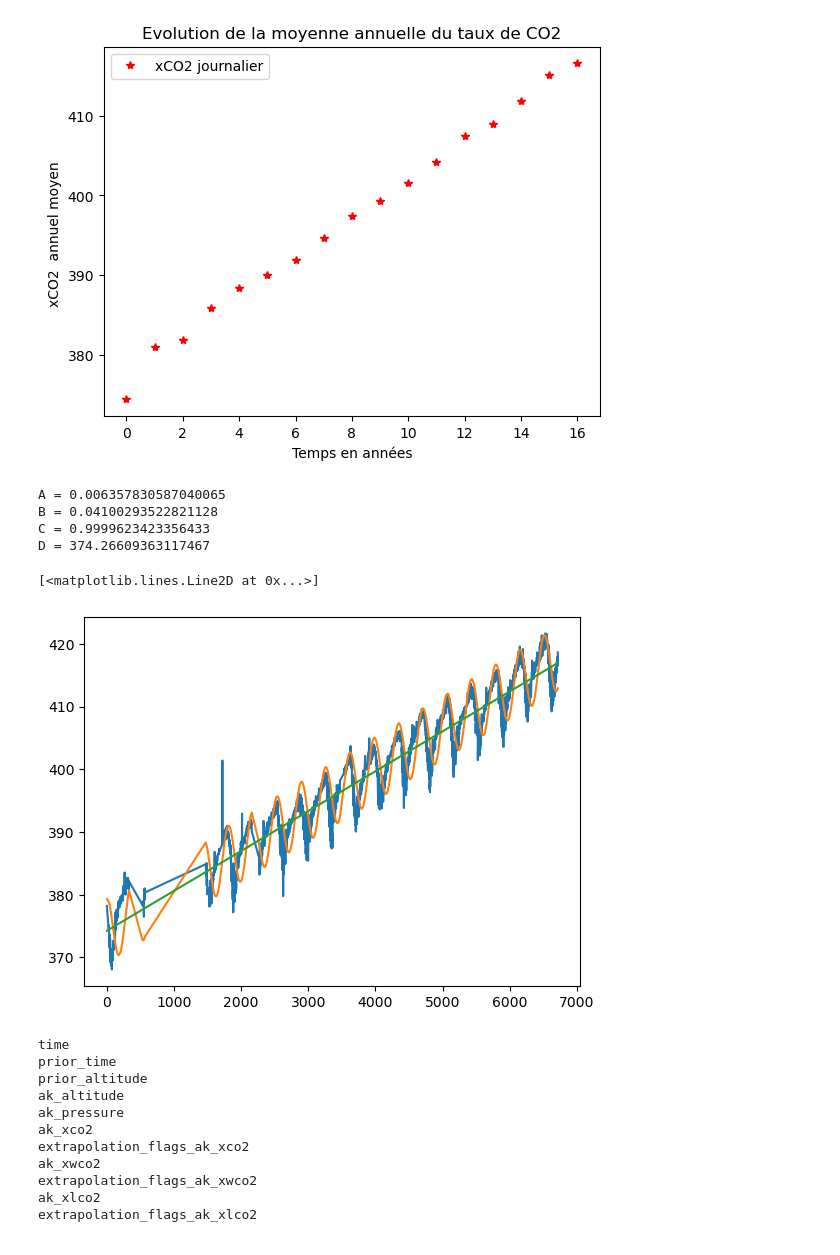
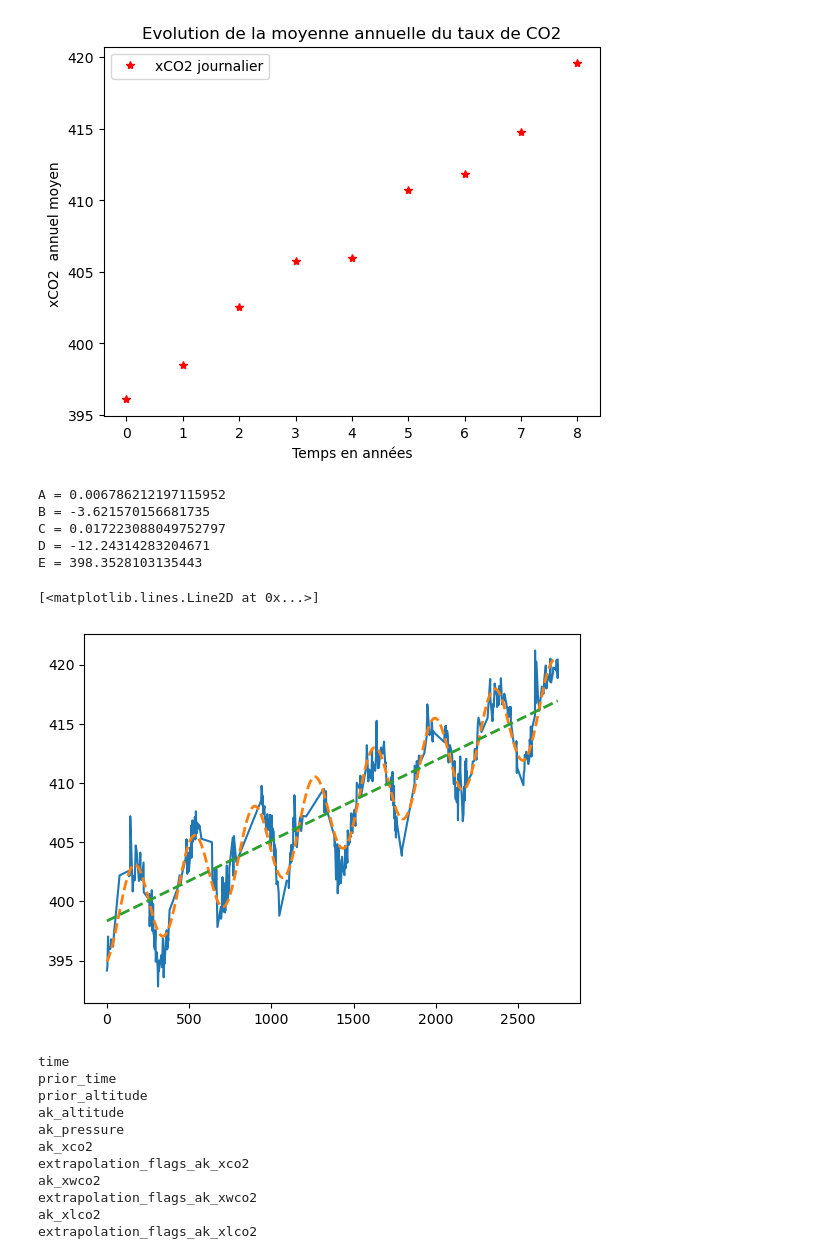
Before and after one commit to MyrannAbobaker/ARE, a Jupyter notebook: Data_Analyse_TCCON.ipynb, the cells around one changed output. Saved outputs shown, nothing was run; the diff lists cells and outputs as text; code cells hidden in the pictures.

```diff
--- a/Data_Analyse_TCCON.ipynb
+++ b/Data_Analyse_TCCON.ipynb
@@ -28,7 +28,7 @@ for i in range(len(fichiers)) :
 
 
 # Au choix, une ville
-ville = data[23]
+ville = data[24]
 # %%
 # Création des variables contenant les grandeurs d'interet
 
@@ -133,38 +133,43 @@ plt.legend()
 
 plt.show()
 # %% [output]
-[figure, old version]
+[figure, new version]
 # %%
 # On fit l'evolution annuelle de xCO2 par une fonction
 x = a1['day_cumul'].unique()
 y = day_mean_xco2
 yerr = day_std_xco2
 
 
 # La fonction du modèle
-def func_fit_1(t, A, B, C,D):
-    return A * t + B * np.cos(C * t)+ D
+def func_fit_1(t, A, B, C,D,E):
+    return A * t + B * np.cos(C * t + D)+ E
+
 
 
 # Ajuster les paramètres du modèle aux données
-popt, pcov = curve_fit(func_fit_1,x , y)
+guess = [10, 0.1, 2* np.pi/365, 0, 395]  # On donne au modèle un guess initial des paramètres, sinon il galère
+popt, pcov = curve_fit(func_fit_1,x , y,guess)
+xfit = range(min(x),max(x),1)
 
 # Afficher les paramètres A, B et C ajustés
 print('A =', popt[0])
 print('B =', popt[1])
 print('C =', popt[2])
 print('D =', popt[3])
+print('E =', popt[4])
 
 plt.plot(x,y)
-plt.plot(x,func_fit_1(x,popt[0]+0.0001,popt[1] + 5,popt[2]-0.9826,popt[3]))
-plt.plot(x,popt[0]*x + popt[3] )
+plt.plot(xfit,func_fit_1(xfit,popt[0],popt[1] ,popt[2],popt[3],popt[4]),ls='--',lw=2)
+plt.plot(x,popt[0]* x + popt[4],ls='--',lw = 2)
 # %% [output]
-A = 0.006357830587040065
-B = 0.04100293522821128
-C = 0.9999623423356433
-D = 374.26609363117467
+A = 0.006786212197115952
+B = -3.621570156681735
+C = 0.017223088049752797
+D = -12.24314283204671
+E = 398.3528103135443
 [<matplotlib.lines.Line2D at 0x...>]
-[figure, old version]
+[figure, new version]
 # %%
 # On met toute les villes dans une meme Dataframe
 
```
Also changed, not shown: parts of 1 cell of this notebook.
